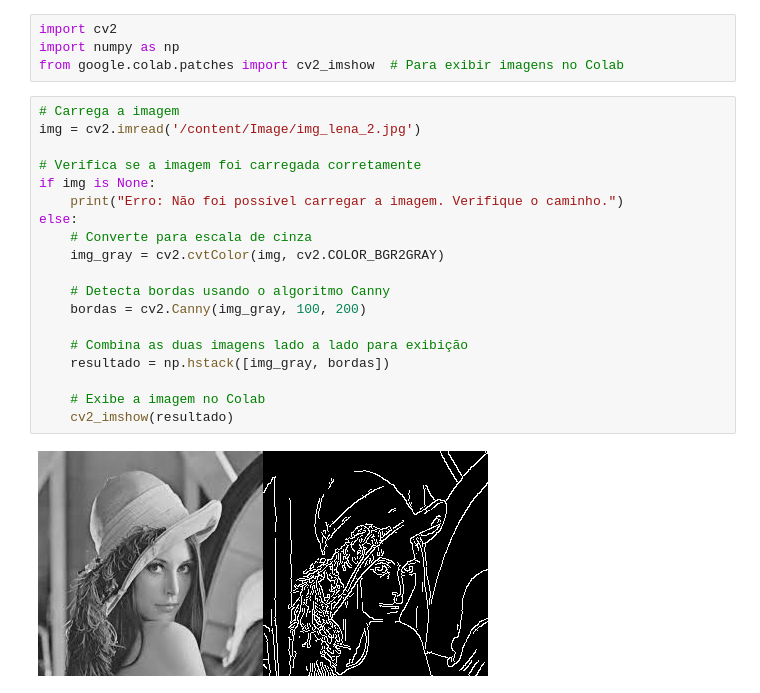
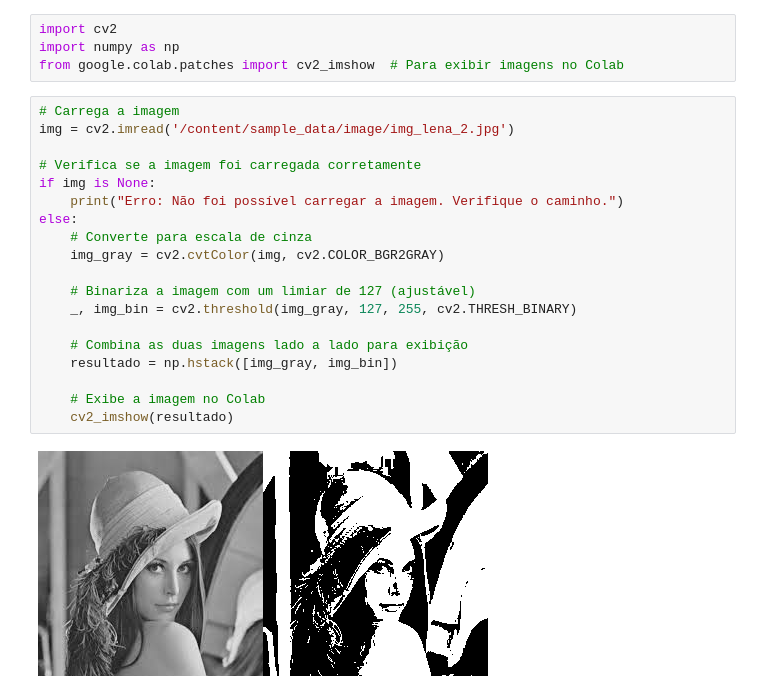
Before and after one commit to gutembergue-martins/dimensionalidade_em_imagens, a Jupyter notebook: binarização.ipynb, the cells around one changed output. Saved outputs shown, nothing was run; the diff lists cells and outputs as text.

```diff
--- a/binarização.ipynb
+++ b/binarização.ipynb
@@ -8,22 +8,22 @@ import numpy as np
 from google.colab.patches import cv2_imshow  # Para exibir imagens no Colab
 # %%
 # Carrega a imagem
-img = cv2.imread('/content/Image/img_lena_2.jpg')
+img = cv2.imread('/content/sample_data/image/img_lena_2.jpg')
 
 # Verifica se a imagem foi carregada corretamente
 if img is None:
     print("Erro: Não foi possível carregar a imagem. Verifique o caminho.")
 else:
     # Converte para escala de cinza
     img_gray = cv2.cvtColor(img, cv2.COLOR_BGR2GRAY)
 
-    # Detecta bordas usando o algoritmo Canny
-    bordas = cv2.Canny(img_gray, 100, 200)
+    # Binariza a imagem com um limiar de 127 (ajustável)
+    _, img_bin = cv2.threshold(img_gray, 127, 255, cv2.THRESH_BINARY)
 
     # Combina as duas imagens lado a lado para exibição
-    resultado = np.hstack([img_gray, bordas])
+    resultado = np.hstack([img_gray, img_bin])
 
     # Exibe a imagem no Colab
     cv2_imshow(resultado)
 # %% [output]
-[figure, old version]
+[figure, new version]
```
